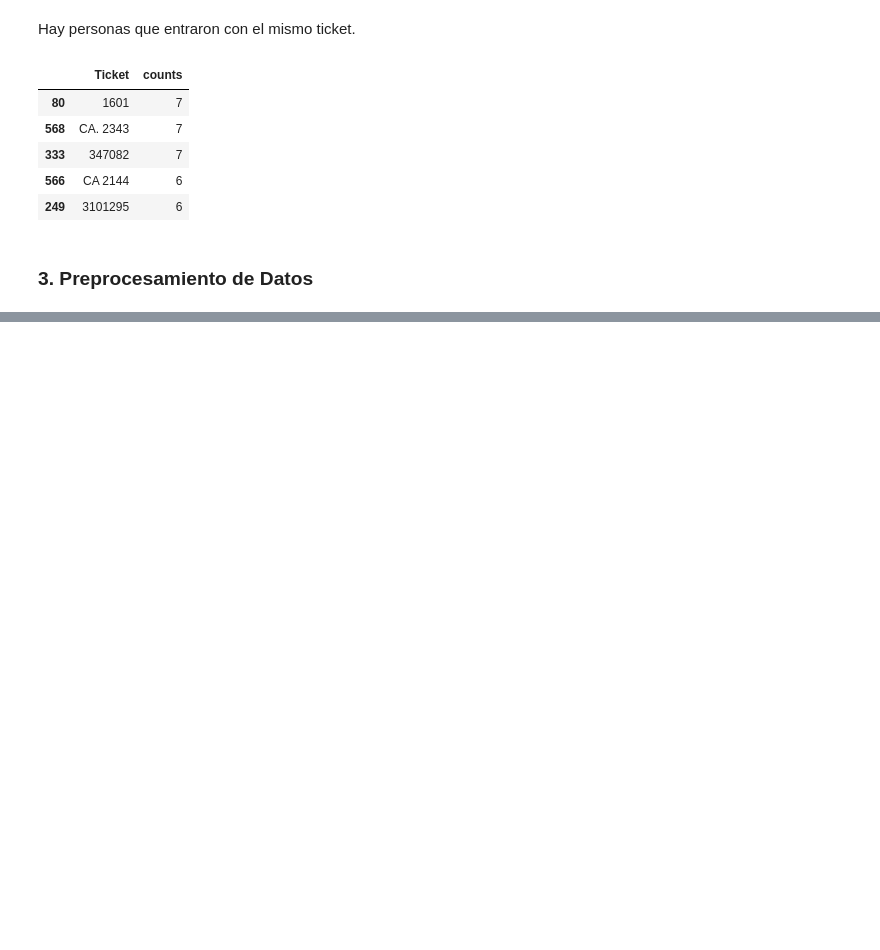
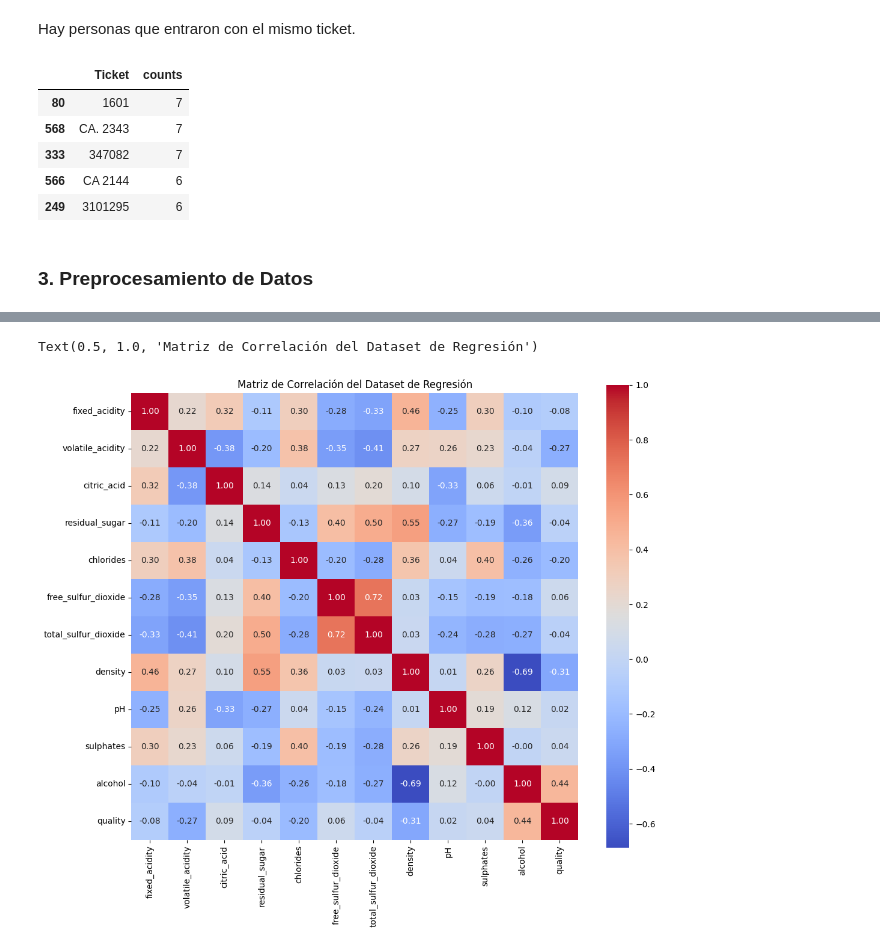
Before and after one commit to MartoBadi/TSCDIA-, a Jupyter notebook: Modelizado de Minería de Datos/tp_final/tp_final.ipynb, the cells around one changed output, grey strips where cells are left out. Drawn from its saved outputs; the diff is of its cells as text; code cells hidden in the pictures; blank space fills up the shorter version.

```diff
--- a/Modelizado de Minería de Datos/tp_final/tp_final.ipynb
+++ b/Modelizado de Minería de Datos/tp_final/tp_final.ipynb
@@ -517,0 +642,8 @@ df.groupby('Ticket').size().reset_index(name='counts').sort_values(by='counts',
+# %%
+matriz_de_correlacion_reg = df_reg.corr()
+plt.figure(figsize=(12, 10))
+sns.heatmap(matriz_de_correlacion_reg, annot=True, fmt=".2f", cmap='coolwarm', square=True)
+plt.title('Matriz de Correlación del Dataset de Regresión')
+# %% [output]
+Text(0.5, 1.0, 'Matriz de Correlación del Dataset de Regresión')
+[figure, added]
```
Also changed, not shown: parts of 8 cells of this notebook.
